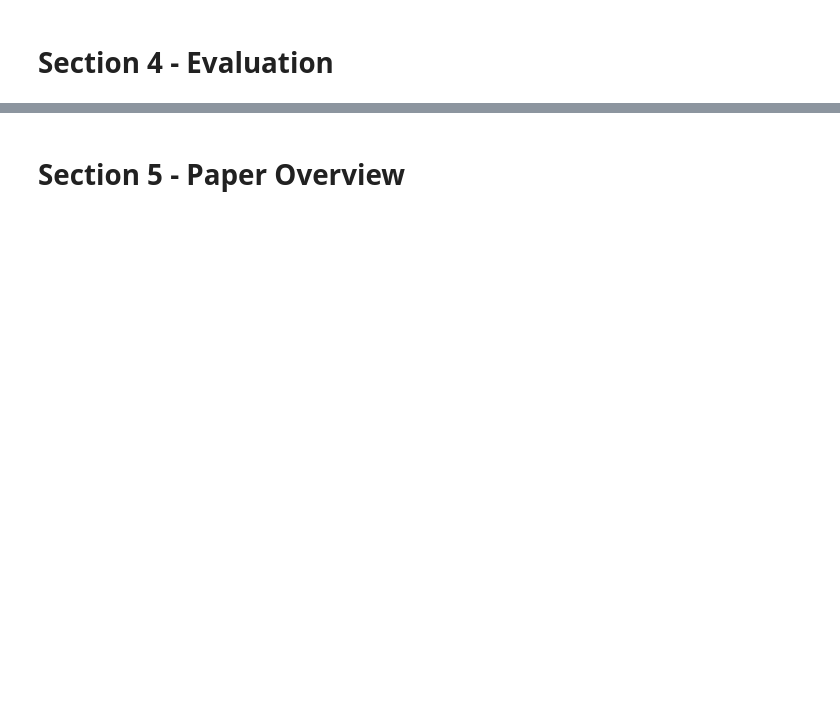
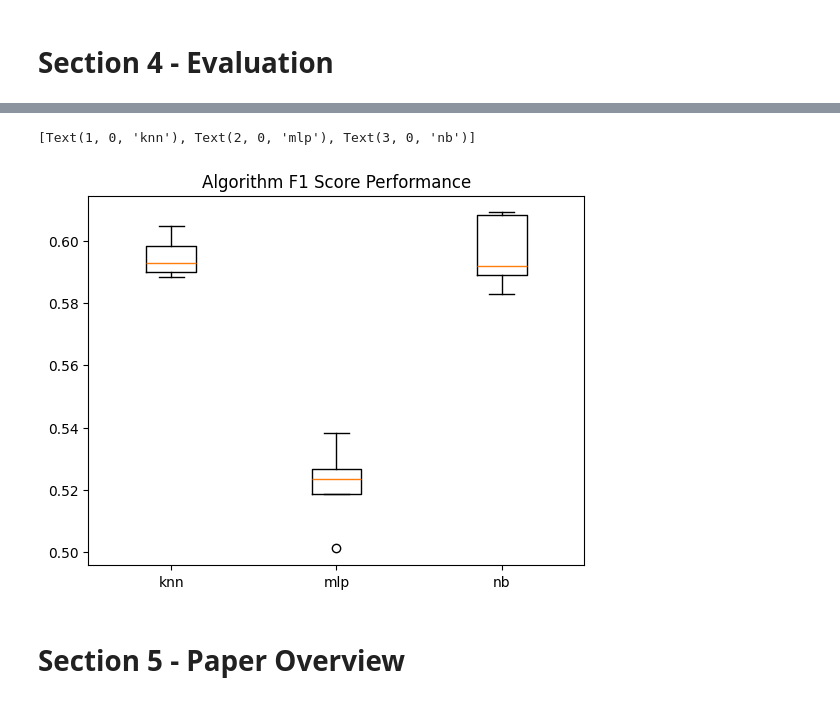
Before and after one commit to DeanFord7/CMM307-AdvancedArtificialIntelligence, a Jupyter notebook: DeanFord1702994-CMM307Coursework.ipynb, the cells around one changed output, grey strips where cells are left out. Drawn from its saved outputs; the diff is of its cells as text; code cells hidden in the pictures; blank space fills up the shorter version.

```diff
--- a/DeanFord1702994-CMM307Coursework.ipynb
+++ b/DeanFord1702994-CMM307Coursework.ipynb
@@ -296,2 +416,17 @@ Naive Bayes Accuracy: 60.114052953156815
+# %%
+import matplotlib as plt
+
+model_f1_comp = []
+model_f1_comp.append(mlp_f1_score)
+model_f1_comp.append(knn_f1_score)
+model_f1_comp.append(nb_f1_scores)
+
+fig, ax2 = plt.pyplot.subplots()
+ax2.set_title('Algorithm F1 Score Performance')
+ax2.boxplot(model_f1_comp)
+ax2.set_xticklabels(['knn', 'mlp', 'nb'])
+# %% [output]
+[Text(1, 0, 'knn'), Text(2, 0, 'mlp'), Text(3, 0, 'nb')]
+[figure, added]
 # %% [markdown]
 # Section 5 - Paper Overview
```
Also changed, not shown: parts of 19 cells of this notebook.
